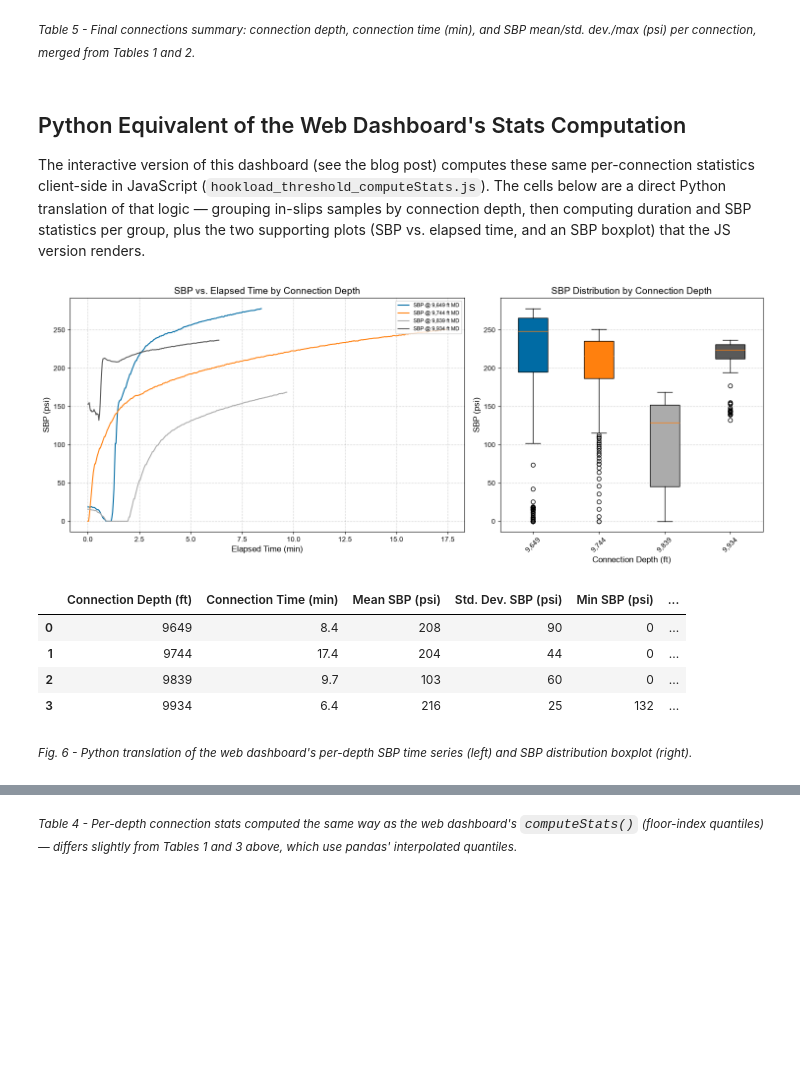
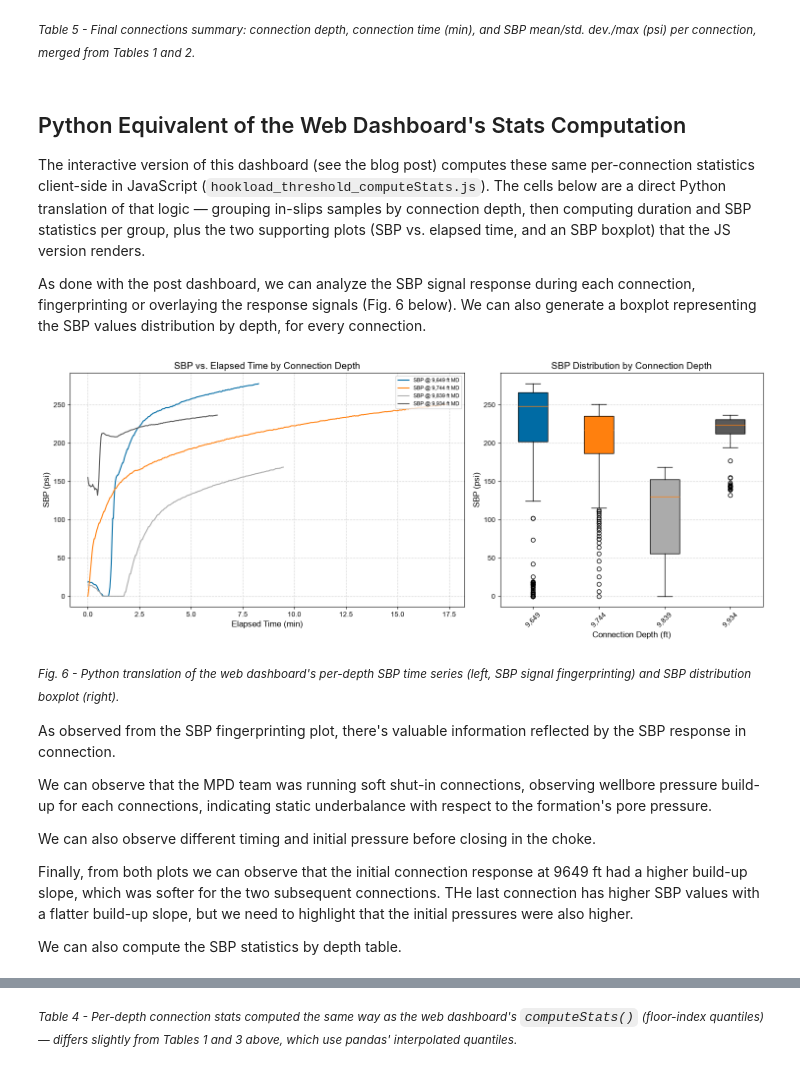
Before and after one commit to SCallerio/MPDBlog, a Jupyter notebook: src/2026-01-05-connections-dashboard-notebook/2026-01-05-connections_dashboard_notebook.ipynb, the cells around one changed output, grey strips where cells are left out. Cells and saved outputs as stored; diff of their text form; code cells hidden in the pictures; blank space fills up the shorter version.

```diff
--- a/src/2026-01-05-connections-dashboard-notebook/2026-01-05-connections_dashboard_notebook.ipynb
+++ b/src/2026-01-05-connections-dashboard-notebook/2026-01-05-connections_dashboard_notebook.ipynb
@@ -484,6 +481,8 @@ display(cnx_stats)
 ## Python Equivalent of the Web Dashboard's Stats Computation
 
 The interactive version of this dashboard (see the blog post) computes these same per-connection statistics client-side in JavaScript (`hookload_threshold_computeStats.js`). The cells below are a direct Python translation of that logic — grouping in-slips samples by connection depth, then computing duration and SBP statistics per group, plus the two supporting plots (SBP vs. elapsed time, and an SBP boxplot) that the JS version renders.
+
+As done with the post dashboard, we can analyze the SBP signal response during each connection, fingerprinting or overlaying the response signals (Fig. 6 below). We can also generate a boxplot representing the SBP values distribution by depth, for every connection.
 # %%
 def group_inslips_by_depth(data_df, threshold):
     """
@@ -597,22 +553,24 @@ def plot_sbp_boxplots_by_depth(groups, ax=None):
 # %%
 # Re-run the JS dashboard's grouping + stats logic in Python, using the
 # threshold already selected via the slider above (hkld_threshold)
 groups = group_inslips_by_depth(data_df, hkld_threshold)
-depth_stats = compute_depth_stats(groups)
 
 fig, (ax_ts, ax_box) = plt.subplots(1, 2, figsize=(15, 6), gridspec_kw={'width_ratios': [3, 2]})
 plot_sbp_by_depth_timeseries(groups, ax=ax_ts)
 plot_sbp_boxplots_by_depth(groups, ax=ax_box)
 plt.tight_layout()
 plt.show()
-
-depth_stats
 # %% [output]
-[figure, old version]
+[figure, new version]
-|  | Connection Depth (ft) | Connection Time (min) | Mean SBP (psi) | Std. Dev. SBP (psi) | Min SBP (psi) | ... |
-| 0 | 9649 | 8.4 | 208 | 90 | 0 | ... |
-| 1 | 9744 | 17.4 | 204 | 44 | 0 | ... |
-| 2 | 9839 | 9.7 | 103 | 60 | 0 | ... |
-| 3 | 9934 | 6.4 | 216 | 25 | 132 | ... |
 # %% [markdown]
-*<small>Fig. 6 - Python translation of the web dashboard's per-depth SBP time series (left) and SBP distribution boxplot (right).</small>*
+*<small>Fig. 6 - Python translation of the web dashboard's per-depth SBP time series (left, SBP signal fingerprinting) and SBP distribution boxplot (right).</small>*
+
+As observed from the SBP fingerprinting plot, there's valuable information reflected by the SBP response in connection.
+
+We can observe that the MPD team was running soft shut-in connections, observing wellbore pressure build-up for each connections, indicating static underbalance with respect to the formation's pore pressure.
+
+We can also observe different timing and initial pressure before closing in the choke.
+
+Finally, from both plots we can observe that the initial connection response at 9649 ft had a higher build-up slope, which was softer for the two subsequent connections. THe last connection has higher SBP values with a flatter build-up slope, but we need to highlight that the initial pressures were also higher.
+
+We can also compute the SBP statistics by depth table.
```
Also changed, not shown: parts of 10 cells of this notebook.
